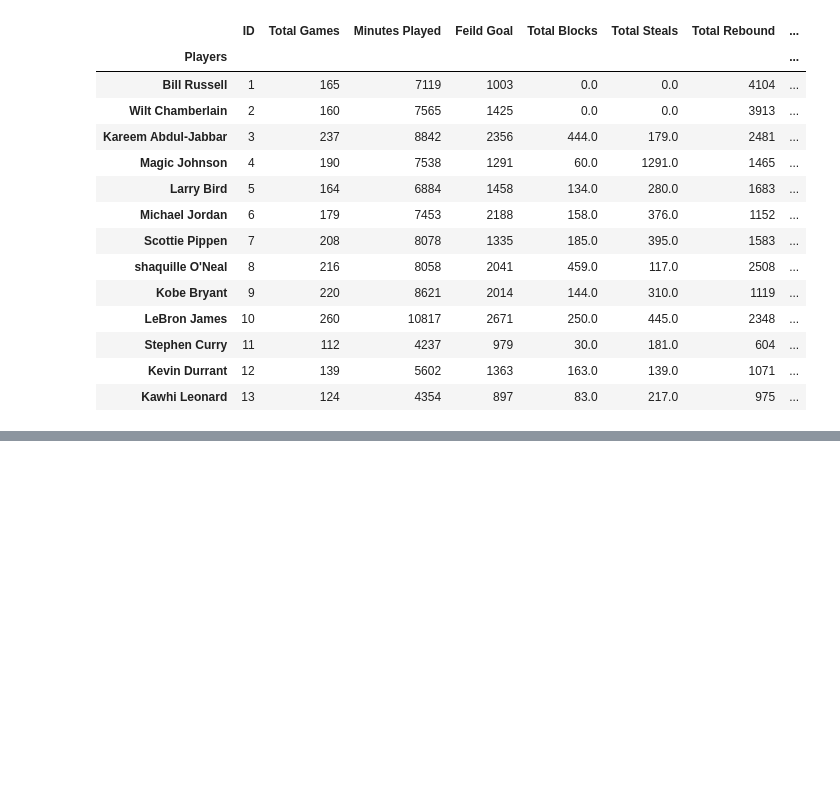
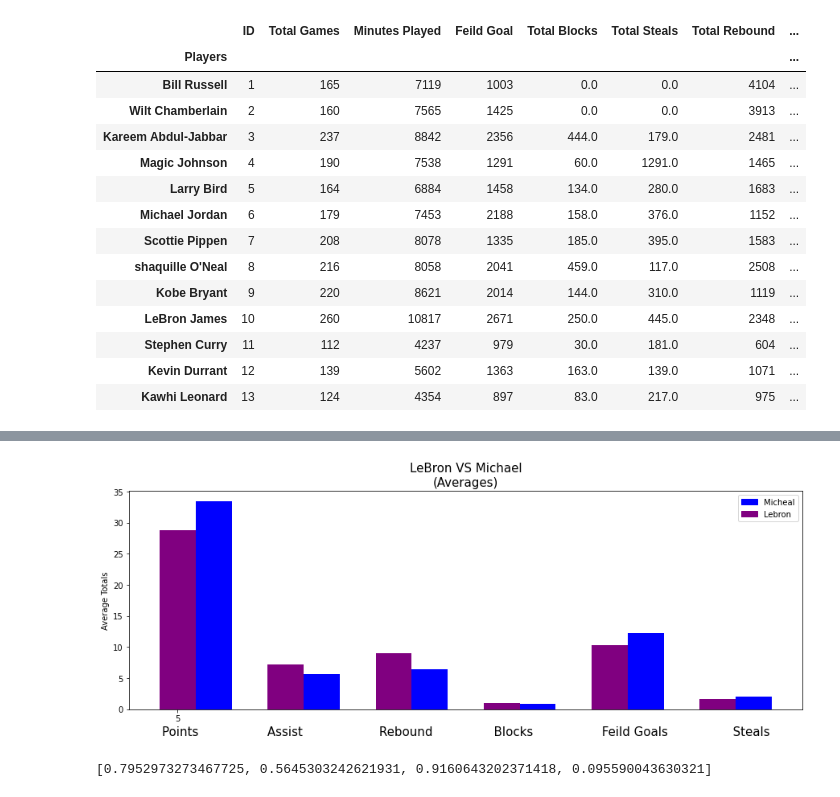
Before and after one commit to lovenalee/Ballers-Project1-Do-You-Really-Know-The-NBA-, a Jupyter notebook: Playoff.ipynb, the cells around one changed output, grey strips where cells are left out. Drawn from its saved outputs; the diff is of its cells as text; code cells hidden in the pictures; blank space fills up the shorter version.

```diff
--- a/Playoff.ipynb
+++ b/Playoff.ipynb
@@ -480,0 +507,34 @@ Text(0.5, 1.0, 'LeBron James \nVs\n Michael Jordan')
+# %%
+plt.figure(figsize=(15,5))
+plt.bar(x_axis, LJ['Average Points'], width=0.4, color='purple')
+plt.bar(x_axis+0.4, MJ['Average Points'], width=0.4, color='blue')
+
+plt.bar(x_axis+1.2, LJ['Average Assist'], width=0.4, color='purple')
+plt.bar(x_axis+1.6, MJ['Average Assist'], width=0.4, color='blue')
+
+plt.bar(x_axis+2.4, LJ['Average Rebound'], width=0.4, color='purple')
+plt.bar(x_axis+2.8, MJ['Average Rebound'], width=0.4, color='blue')
+
+plt.bar(x_axis+3.6, LJ['Average Block'], width=0.4, color='purple')
+plt.bar(x_axis+4.0, MJ['Average Block'], width=0.4, color='blue')
+
+plt.bar(x_axis+4.8, LJ['Average Feild Goals'], width=0.4, color='purple')
+plt.bar(x_axis+5.2, MJ['Average Feild Goals'], width=0.4, color='blue')
+
+plt.bar(x_axis+6.0, LJ['Average Steal'], width=0.4, color='purple')
+plt.bar(x_axis+6.4, MJ['Average Steal'], width=0.4, color='blue')
+
+
+blue_patch = mpatches.Patch(color='blue', label='Micheal')
+purple_patch = mpatches.Patch(color='purple', label='Lebron')
+
+
+plt.xticks(ticks, LJ.index)
+plt.xticks(ticks, MJ.index)
+plt.xlabel('Points                  Assist                    Rebound                Blocks                  Feild Goals                 Steals', x=0.5).set_fontsize(15)
+plt.ylabel('Average Totals')
+plt.title('LeBron VS Michael\n(Averages)').set_fontsize(15)
+plt.legend(handles=[blue_patch, purple_patch])
+plt.show()
+# %% [output]
+[figure, added]
@@ -480,0 +548,4 @@ Text(0.5, 1.0, 'LeBron James \nVs\n Michael Jordan')
+# %%
+correlations
+# %% [output]
+[0.7952973273467725, 0.5645303242621931, 0.9160643202371418, 0.095590043630321]
```
Also changed, not shown: parts of 12 cells of this notebook, 1 other file.
